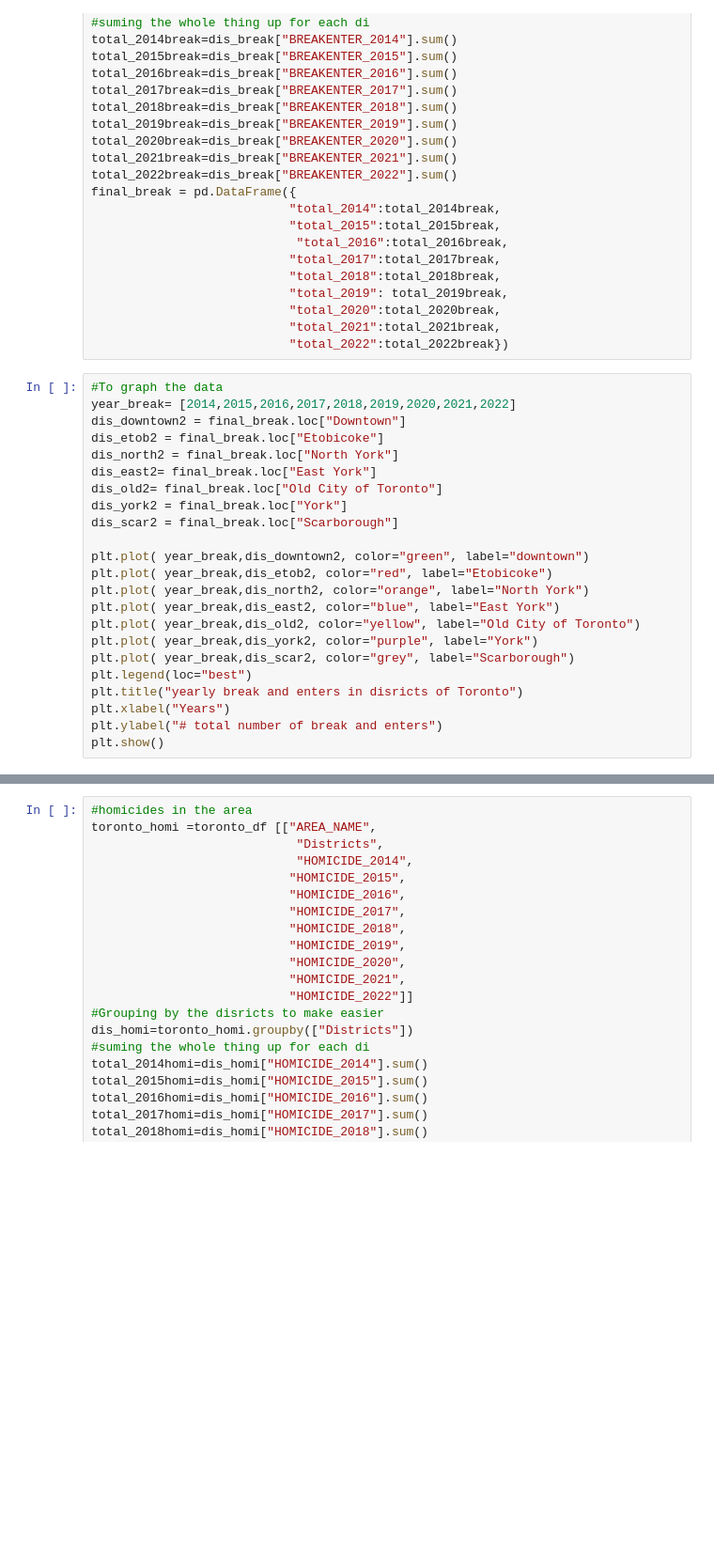
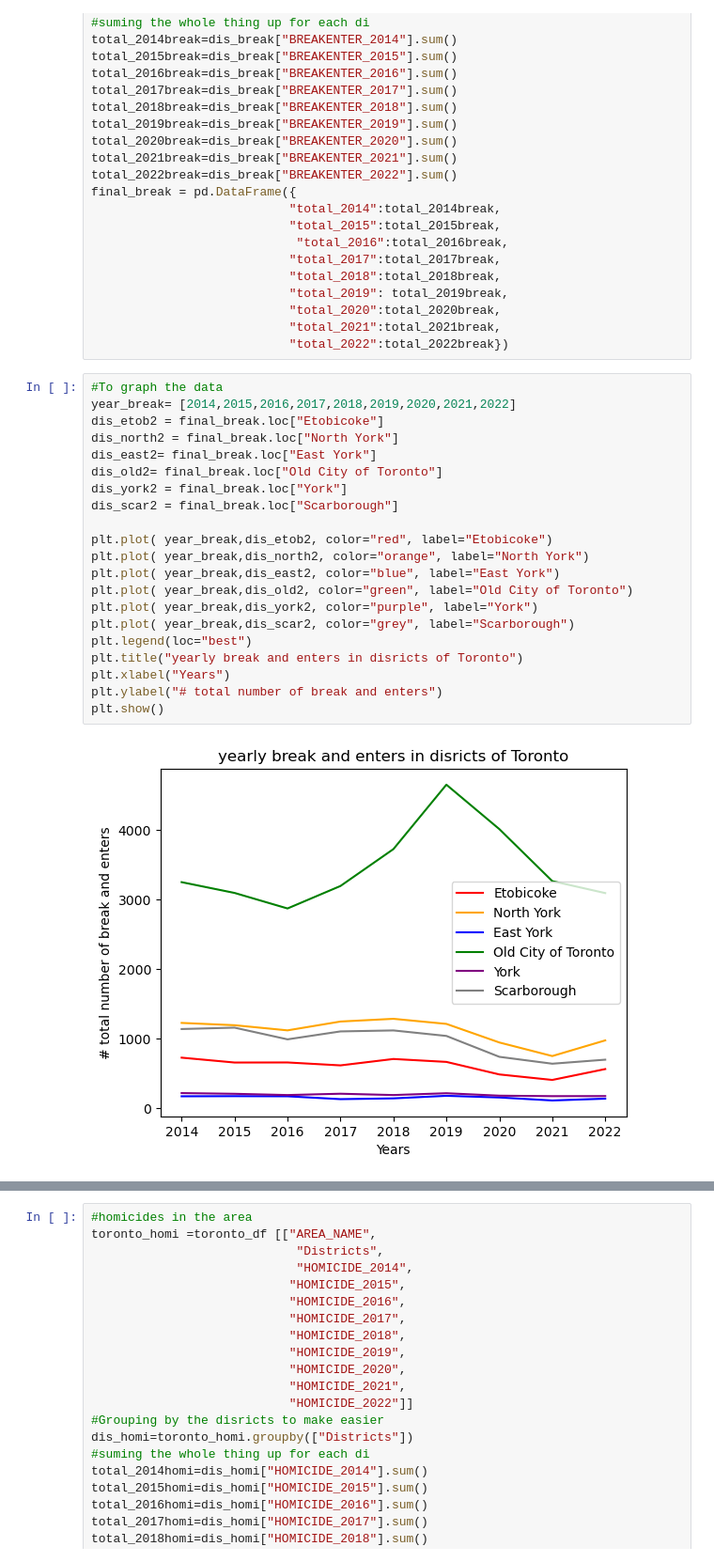
Before and after one commit to C-Moore00/project-1-group-3, a Jupyter notebook: Toronto_crime_with_cvs.ipynb, the cells around one changed output, grey strips where cells are left out. Shown at 94% size. Drawn from its saved outputs; the diff is of its cells as text; blank space fills up the shorter version.

```diff
--- a/Toronto_crime_with_cvs.ipynb
+++ b/Toronto_crime_with_cvs.ipynb
@@ -185,25 +213,25 @@ final_break = pd.DataFrame({
 # %%
 #To graph the data
 year_break= [2014,2015,2016,2017,2018,2019,2020,2021,2022]
-dis_downtown2 = final_break.loc["Downtown"]
 dis_etob2 = final_break.loc["Etobicoke"]
 dis_north2 = final_break.loc["North York"]
 dis_east2= final_break.loc["East York"]
 dis_old2= final_break.loc["Old City of Toronto"]
 dis_york2 = final_break.loc["York"]
 dis_scar2 = final_break.loc["Scarborough"]
 
-plt.plot( year_break,dis_downtown2, color="green", label="downtown")
 plt.plot( year_break,dis_etob2, color="red", label="Etobicoke")
 plt.plot( year_break,dis_north2, color="orange", label="North York")
 plt.plot( year_break,dis_east2, color="blue", label="East York")
-plt.plot( year_break,dis_old2, color="yellow", label="Old City of Toronto")
+plt.plot( year_break,dis_old2, color="green", label="Old City of Toronto")
 plt.plot( year_break,dis_york2, color="purple", label="York")
 plt.plot( year_break,dis_scar2, color="grey", label="Scarborough")
 plt.legend(loc="best")
 plt.title("yearly break and enters in disricts of Toronto")
 plt.xlabel("Years")
 plt.ylabel("# total number of break and enters")
 plt.show()
+# %% [output]
+[figure, added]
 # %%
 final_break.describe()
```
Also changed, not shown: parts of 16 cells of this notebook.
